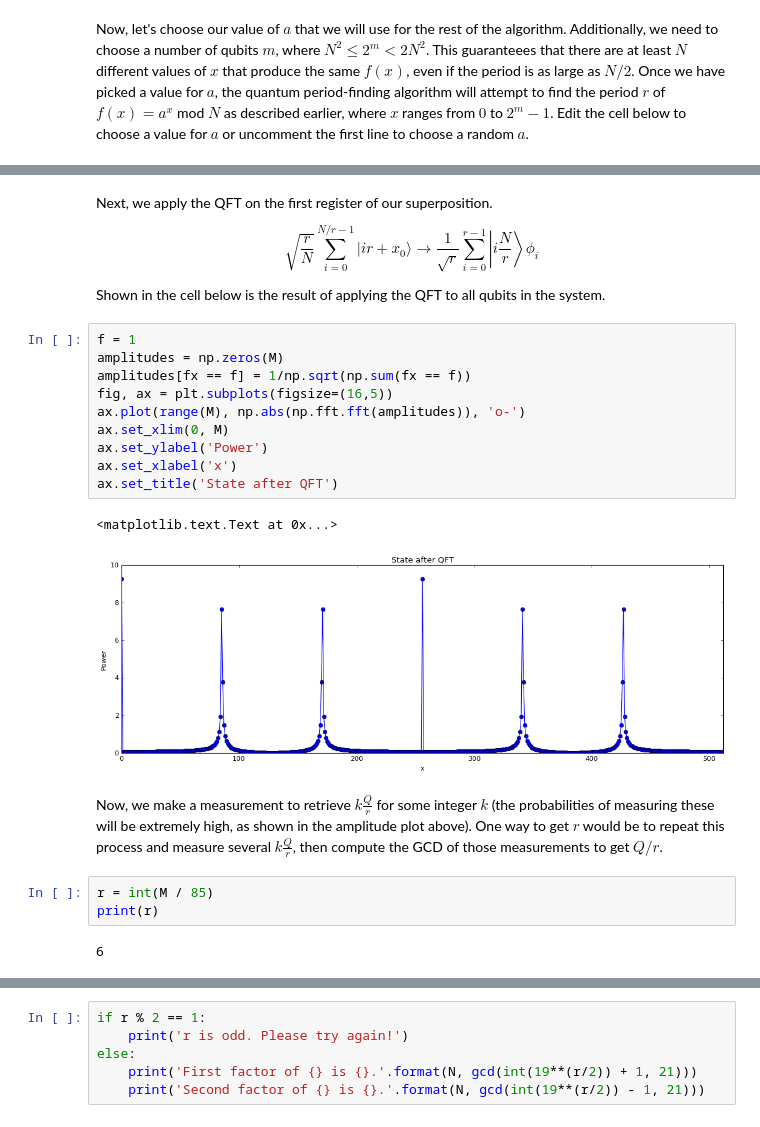
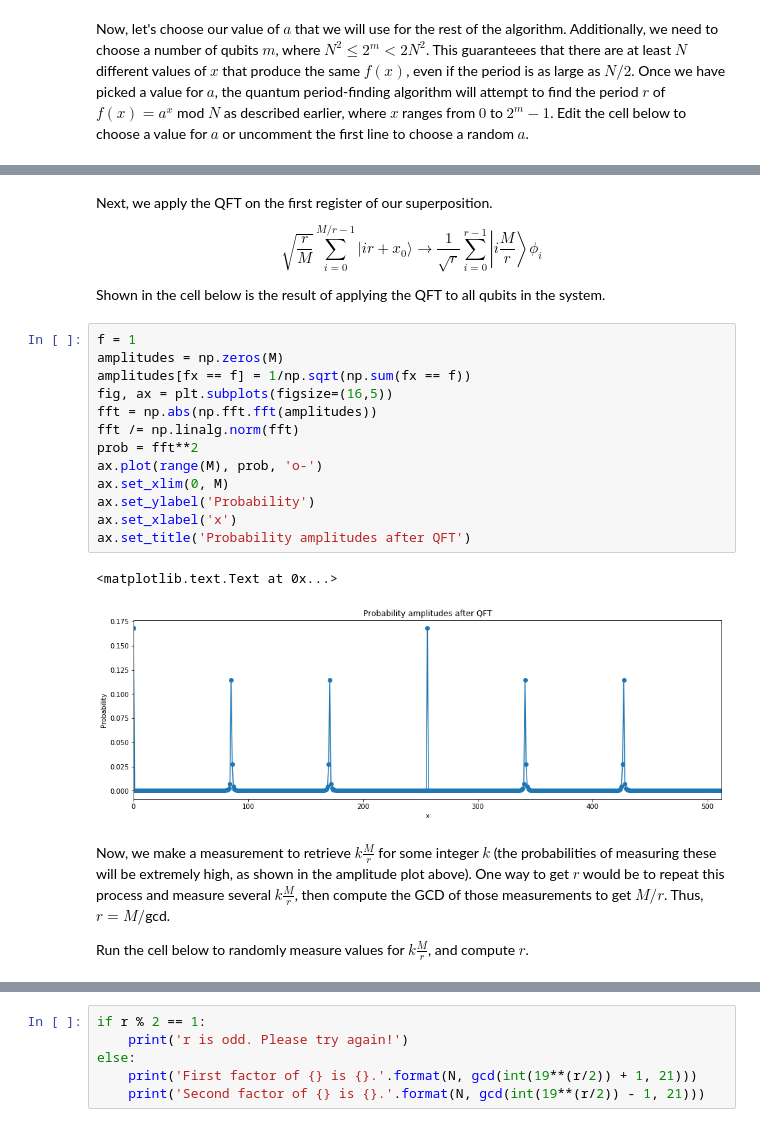
Before and after one commit to sbarratt/quantum-project, a Jupyter notebook: Shors.ipynb, the cells around one changed output, grey strips where cells are left out. Drawn from its saved outputs; the diff is of its cells as text.

```diff
--- a/Shors.ipynb
+++ b/Shors.ipynb
@@ -171,29 +171,29 @@ interactive(measuref, f=[str(i) for i in np.unique(fx)])
 Next, we apply the QFT on the first register of our superposition.
 
 \begin{equation}
-\sqrt{\frac{r}{N}} \sum\limits_{i=0}^{N/r-1} |ir+x_0\rangle
+\sqrt{\frac{r}{M}} \sum\limits_{i=0}^{M/r-1} |ir+x_0\rangle
 \longrightarrow
-\frac{1}{\sqrt{r}} \sum\limits_{i=0}^{r-1} \left|i\frac{N}{r}\right\rangle \phi_i
+\frac{1}{\sqrt{r}} \sum\limits_{i=0}^{r-1} \left|i\frac{M}{r}\right\rangle \phi_i
 \end{equation}
 
 Shown in the cell below is the result of applying the QFT to all qubits in the system.
 # %%
 f = 1
 amplitudes = np.zeros(M)
 amplitudes[fx == f] = 1/np.sqrt(np.sum(fx == f))
 fig, ax = plt.subplots(figsize=(16,5))
-ax.plot(range(M), np.abs(np.fft.fft(amplitudes)), 'o-')
+fft = np.abs(np.fft.fft(amplitudes))
+fft /= np.linalg.norm(fft)
+prob = fft**2
+ax.plot(range(M), prob, 'o-')
 ax.set_xlim(0, M)
-ax.set_ylabel('Power')
+ax.set_ylabel('Probability')
 ax.set_xlabel('x')
-ax.set_title('State after QFT')
+ax.set_title('Probability amplitudes after QFT')
 # %% [output]
 <matplotlib.text.Text at 0x...>
-[figure, old version]
+[figure, new version]
 # %% [markdown]
-Now, we make a measurement to retrieve $k \frac{Q}{r}$ for some integer $k$ (the probabilities of measuring these will be extremely high, as shown in the amplitude plot above). One way to get $r$ would be to repeat this process and measure several $k \frac{Q}{r}$, then compute the GCD of those measurements to get $Q/r$.
+Now, we make a measurement to retrieve $k \frac{M}{r}$ for some integer $k$ (the probabilities of measuring these will be extremely high, as shown in the amplitude plot above). One way to get $r$ would be to repeat this process and measure several $k \frac{M}{r}$, then compute the GCD of those measurements to get $M/r$. Thus, $r = M/$gcd.
+
+Run the cell below to randomly measure values for $k \frac{M}{r}$, and compute $r$.
-# %%
-r = int(M / 85)
-print(r)
-# %% [output]
-6
```
Also changed, not shown: parts of 8 cells of this notebook.
